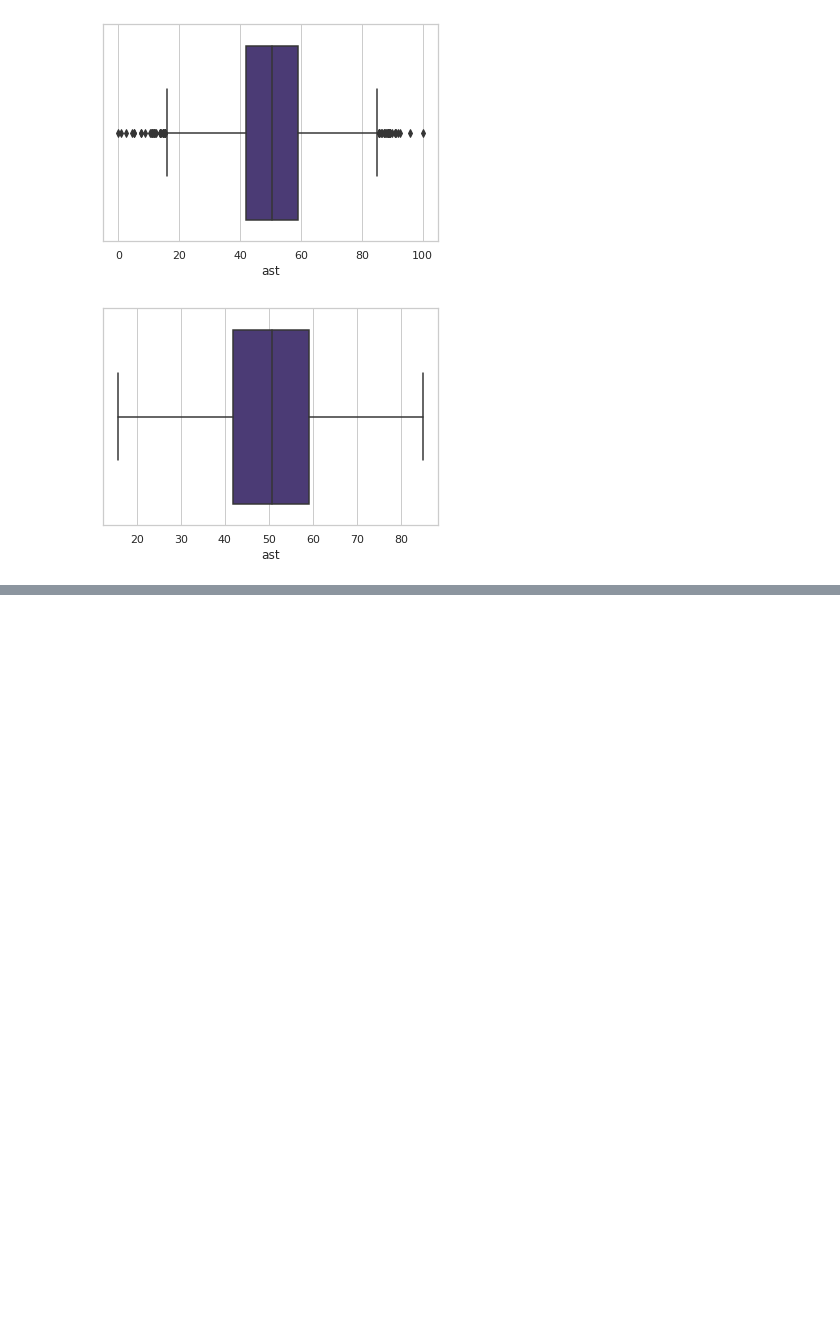
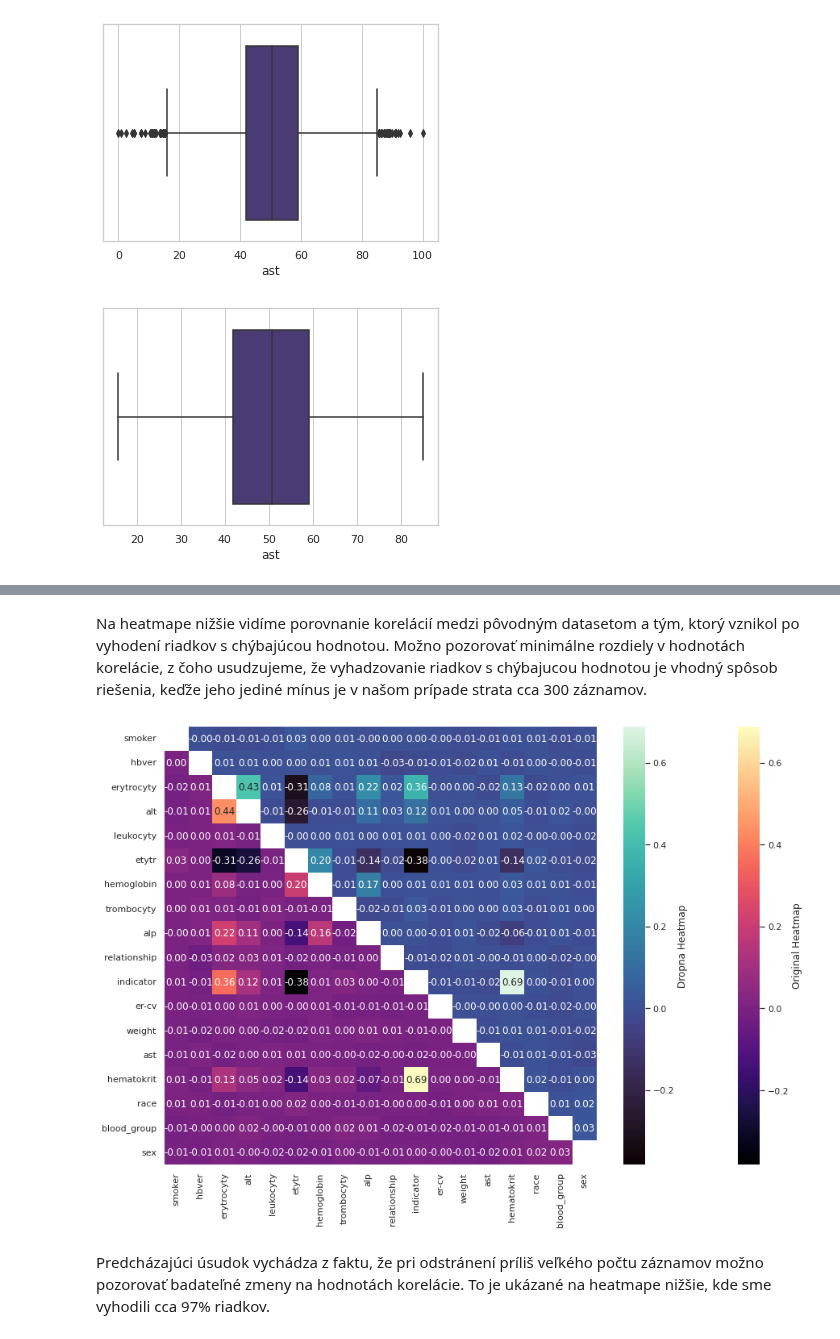
Before and after one commit to MarkoStahovec/IAU-Stahovec-Viest, a Jupyter notebook: main.ipynb, the cells around one changed output, grey strips where cells are left out. Drawn from its saved outputs; the diff is of its cells as text; code cells hidden in the pictures; blank space fills up the shorter version.

```diff
--- a/main.ipynb
+++ b/main.ipynb
@@ -1502,0 +1848,5 @@ data_labor.describe()
+# %%
+merged_data["sex"] = merged_data["sex"].str.replace("M", "1")
+merged_data["sex"] = merged_data["sex"].str.replace("F", "0")
+merged_data["sex"] = merged_data["sex"].astype(int)
+merged_data
@@ -1502,0 +1910,3 @@ data_labor.describe()
+# %%
+testing_merged_data = merged_data.copy()
+testing_merged_data
@@ -1502,0 +1927,3 @@ data_labor.describe()
+# %%
+testing_merged_data.dropna(inplace=True)
+testing_merged_data
@@ -1502,0 +1944,24 @@ data_labor.describe()
+# %% [markdown]
+Na heatmape nižšie vidíme porovnanie korelácií medzi pôvodným datasetom
+a tým, ktorý vznikol po vyhodení riadkov s chýbajúcou hodnotou.
+Možno pozorovať minimálne rozdiely v hodnotách korelácie, z čoho usudzujeme,
+že vyhadzovanie riadkov s chýbajucou hodnotou je vhodný spôsob riešenia,
+keďže jeho jediné mínus je v našom prípade strata cca 300 záznamov.
+# %%
+def draw_heatmaps(original_data, modified_data, modified_label):
+    matrix_0 = np.triu(original_data.corr())
+    matrix_1 = np.tril(modified_data.corr())
+
+    fig, ax = plt.subplots(figsize=(15, 10))
+    heatmap_orig = sns.heatmap(original_data.corr(),annot=True,mask=matrix_0,cmap="magma",fmt=".2f",
+                               cbar_kws={'label': 'Original Heatmap'})
+    heatmap_test = sns.heatmap(modified_data.corr(),annot=True,mask=matrix_1,cmap="mako",fmt=".2f",
+                               cbar_kws={'label': modified_label})
+# %%
+draw_heatmaps(merged_data, testing_merged_data, "Dropna Heatmap")
+# %% [output]
+[figure, added]
+# %% [markdown]
+Predcházajúci úsudok vychádza z faktu, že pri odstránení príliš veľkého
+počtu záznamov možno pozorovať badateľné zmeny na hodnotách korelácie.
+To je ukázané na heatmape nižšie, kde sme vyhodili cca 97% riadkov.
```
Also changed, not shown: parts of 76 cells of this notebook.
